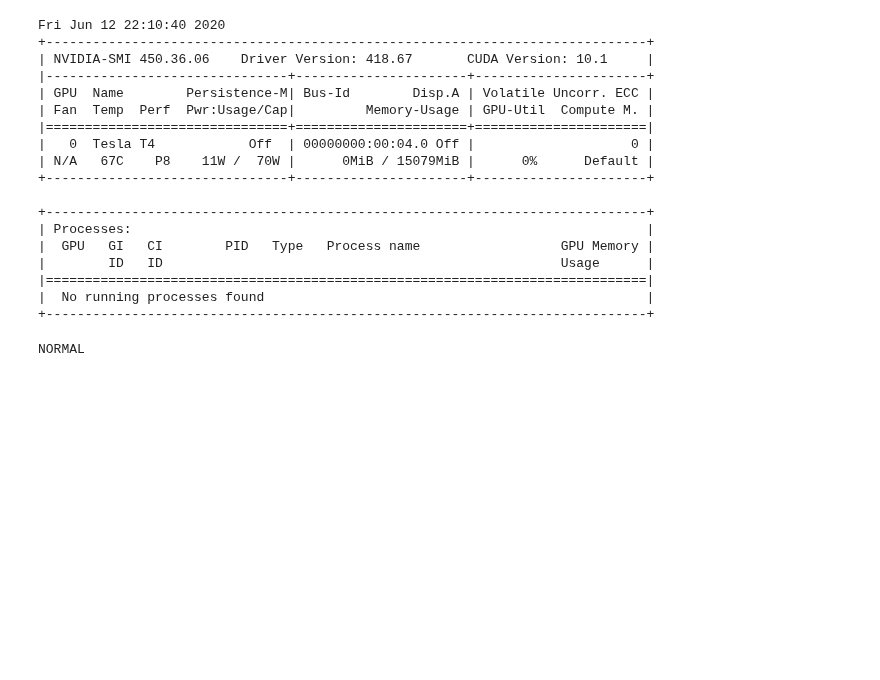
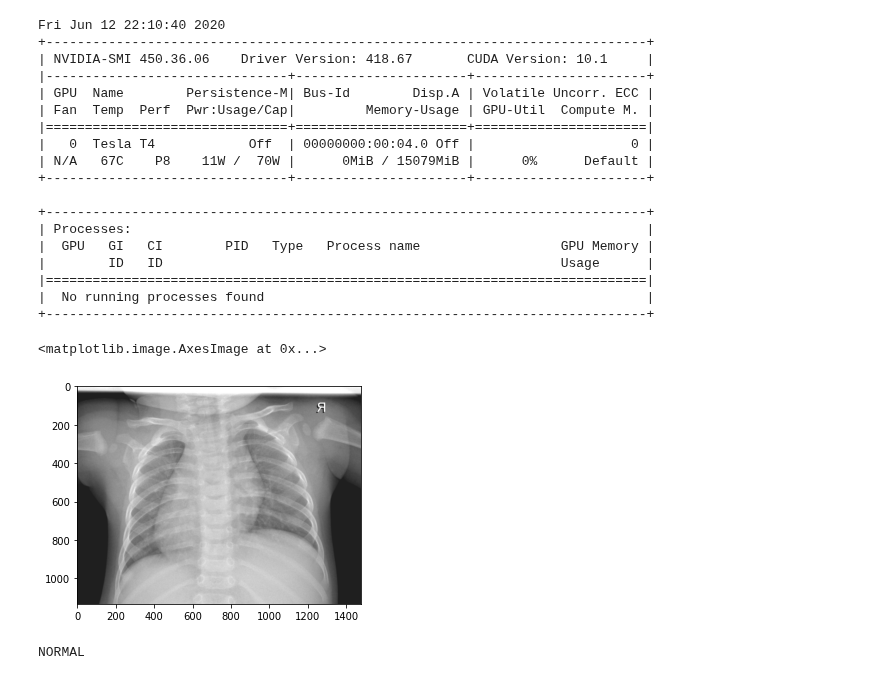
Before and after one commit to maloyan/HW_keras, a Jupyter notebook: hw.ipynb, the cells around one changed output. Drawn from its saved outputs; the diff is of its cells as text; code cells hidden in the pictures; blank space fills up the shorter version.

```diff
--- a/hw.ipynb
+++ b/hw.ipynb
@@ -98,4 +100,17 @@ else:
     INPUT_SHAPE = (IMG_WIDTH, IMG_HEIGHT, 1)
 
 #INPUT_SHAPE = (IMG_WIDTH, IMG_HEIGHT)
+# %%
+doc_aug = A.Compose([
+    A.HorizontalFlip(p=0.8),
+    A.RandomBrightness(p=0.8, limit=0.4),
+    #A.RandomContrast(p=0.8, limit=0.4),
+    #A.Blur(blur_limit=2),
+    #A.ShiftScaleRotate(shift_limit=0.1625, scale_limit=0.6, rotate_limit=45, p=0.8)
+], p=1)
+# %%
+plt.imshow(doc_aug(image=img_normal, mask=None, bboxes=[], category_id=[])['image'])
+# %% [output]
+<matplotlib.image.AxesImage at 0x...>
+[figure, added]
 # %%
```
Also changed, not shown: parts of 3 cells of this notebook.
